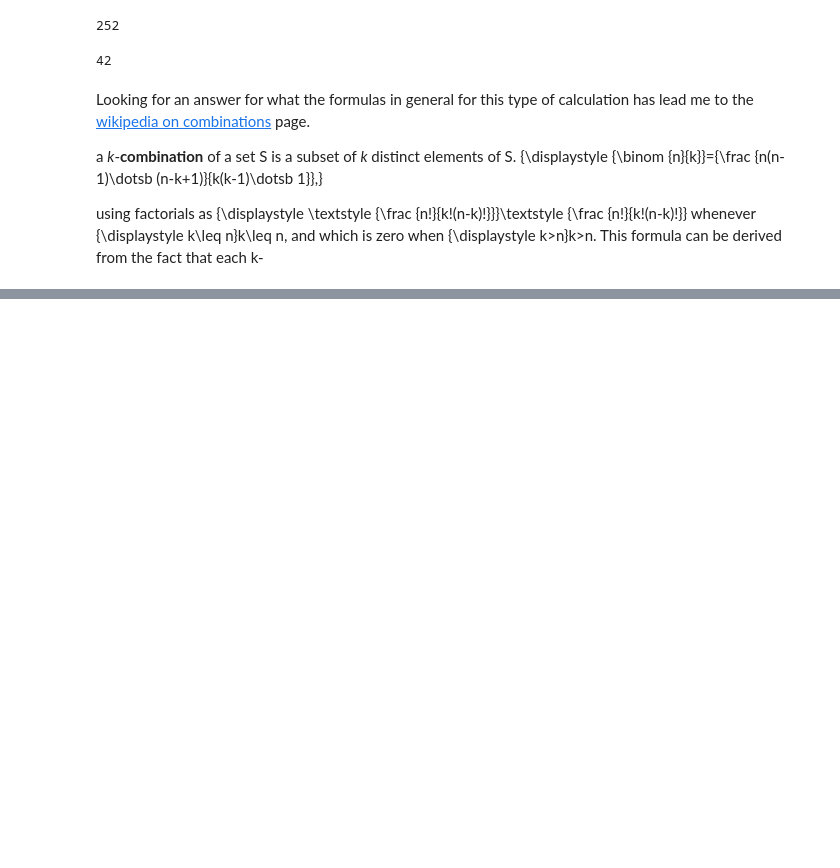
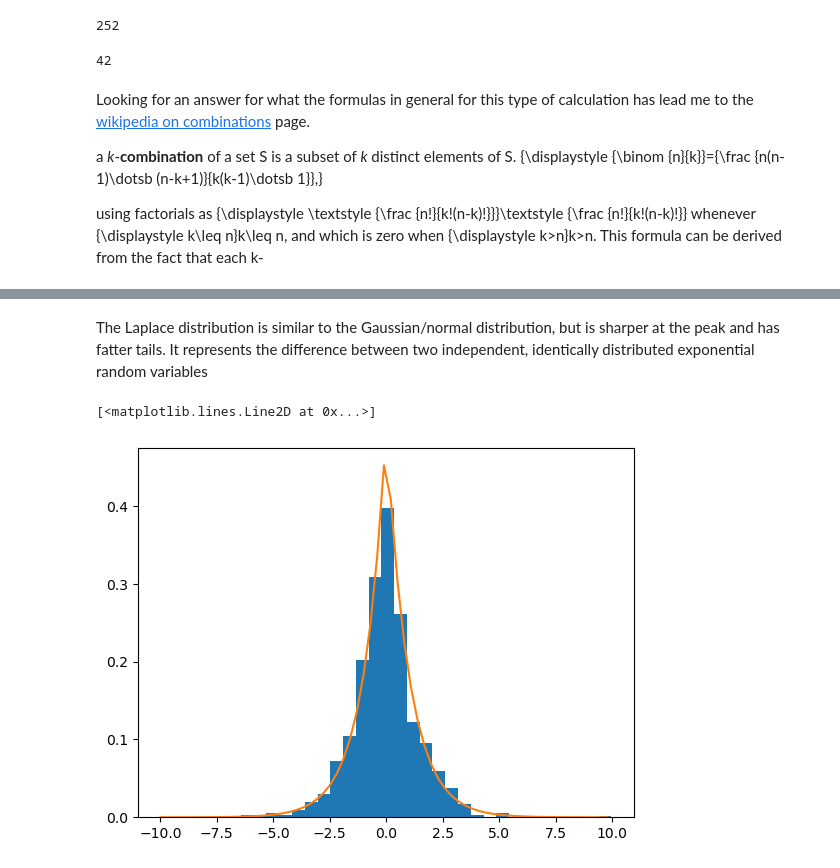
Before and after one commit to BridK02/fundata-assessment, a Jupyter notebook: Practicals/02-Randomness-exercises.ipynb, the cells around one changed output, grey strips where cells are left out. Cells and saved outputs as stored; diff of their text form; code cells hidden in the pictures; blank space fills up the shorter version.

```diff
--- a/Practicals/02-Randomness-exercises.ipynb
+++ b/Practicals/02-Randomness-exercises.ipynb
@@ -28,0 +86,15 @@ a *k*-**combination** of a set S is a subset of *k* distinct elements of S.
+# %% [markdown]
+The Laplace distribution is similar to the Gaussian/normal distribution, but is sharper at the peak and has fatter tails. It represents the difference between two independent, identically distributed exponential random variables
+# %%
+#Draw samples from the distribution
+loc, scale = 0., 1.
+s = np.random.default_rng().laplace(loc, scale, 1000)
+# %%
+# Display the histogram of the samples, along with the probability density function:import matplotlib.pyplot as plt
+count, bins, ignored = plt.hist(s, 30, density=True)
+x = np.arange(-10., 10., .3)
+pdf = np.exp(-abs(x-loc)/scale)/(2.*scale)
+plt.plot(x, pdf)
+# %% [output]
+[<matplotlib.lines.Line2D at 0x...>]
+[figure, added]
```
Also changed, not shown: parts of 15 cells of this notebook.
